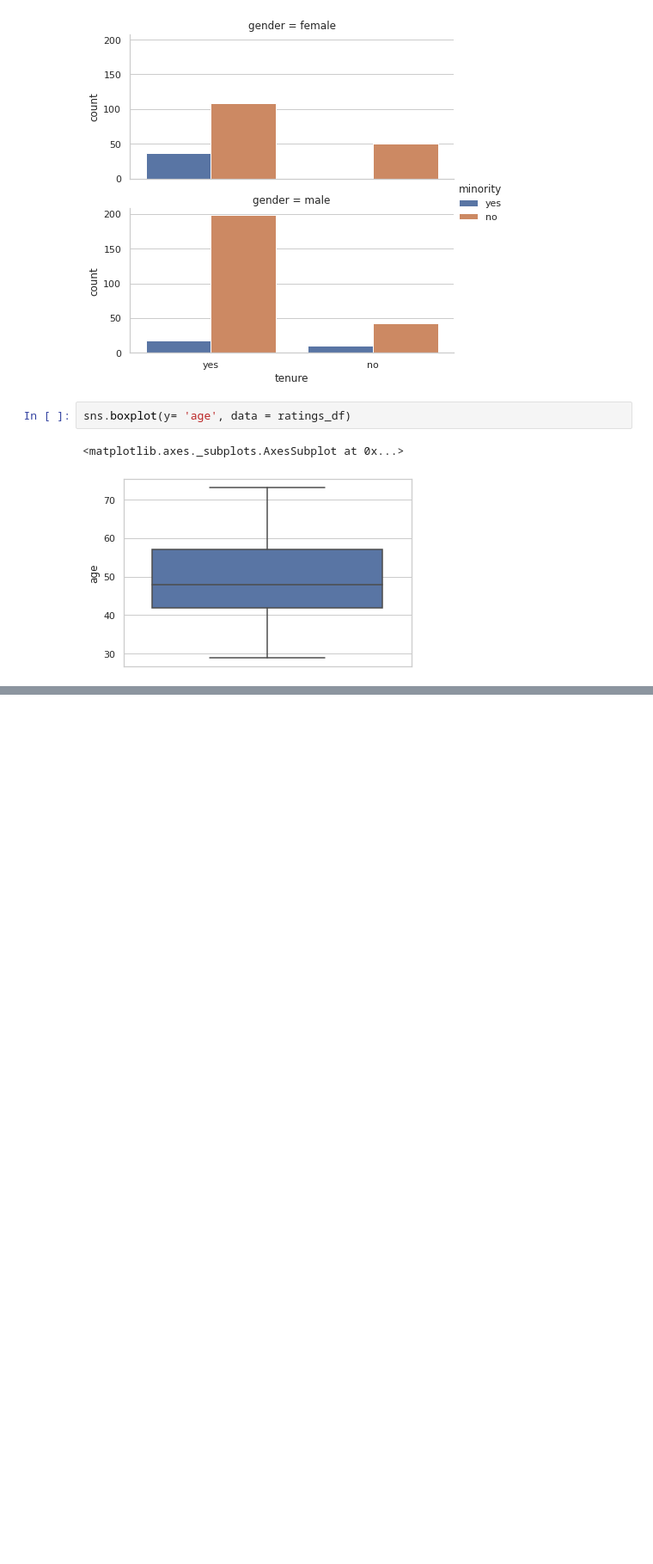
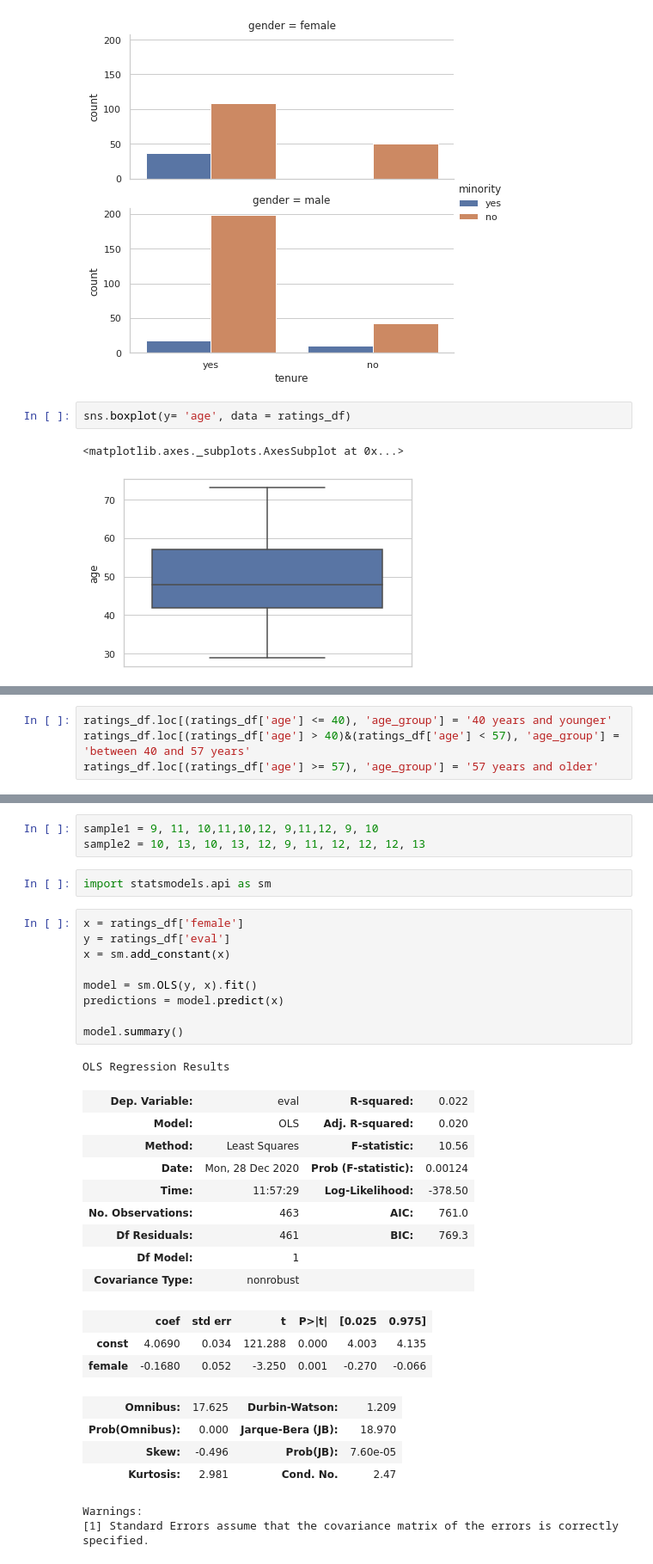
Before and after one commit to Muhliscm/Course-era-captone, a Jupyter notebook: statistics.ipynb, the cells around one changed output, grey strips where cells are left out. Shown at 86% size. Saved outputs shown, nothing was run; the diff lists cells and outputs as text; blank space fills up the shorter version.

```diff
--- a/statistics.ipynb
+++ b/statistics.ipynb
@@ -273,0 +372,4 @@ sns.boxplot(y= 'age', data = ratings_df)
+# %%
+ratings_df.loc[(ratings_df['age'] <= 40), 'age_group'] = '40 years and younger'
+ratings_df.loc[(ratings_df['age'] > 40)&(ratings_df['age'] < 57), 'age_group'] = 'between 40 and 57 years'
+ratings_df.loc[(ratings_df['age'] >= 57), 'age_group'] = '57 years and older'
@@ -273,0 +383,34 @@ sns.boxplot(y= 'age', data = ratings_df)
+# %%
+sample1 = 9, 11, 10,11,10,12, 9,11,12, 9, 10
+sample2 = 10, 13, 10, 13, 12, 9, 11, 12, 12, 12, 13
+# %%
+import statsmodels.api as sm
+# %%
+x = ratings_df['female']
+y = ratings_df['eval']
+x = sm.add_constant(x)
+
+model = sm.OLS(y, x).fit()
+predictions = model.predict(x)
+
+model.summary()
+# %% [output]
+OLS Regression Results
+| Dep. Variable: | eval | R-squared: | 0.022 |
+| Model: | OLS | Adj. R-squared: | 0.020 |
+| Method: | Least Squares | F-statistic: | 10.56 |
+| Date: | Mon, 28 Dec 2020 | Prob (F-statistic): | 0.00124 |
+| Time: | 11:57:29 | Log-Likelihood: | -378.50 |
+| No. Observations: | 463 | AIC: | 761.0 |
+| Df Residuals: | 461 | BIC: | 769.3 |
+| Df Model: | 1 |  |  |
+| Covariance Type: | nonrobust |  |  |
+|  | coef | std err | t | P>|t| | [0.025 | 0.975] |
+| const | 4.0690 | 0.034 | 121.288 | 0.000 | 4.003 | 4.135 |
+| female | -0.1680 | 0.052 | -3.250 | 0.001 | -0.270 | -0.066 |
+| Omnibus: | 17.625 | Durbin-Watson: | 1.209 |
+| Prob(Omnibus): | 0.000 | Jarque-Bera (JB): | 18.970 |
+| Skew: | -0.496 | Prob(JB): | 7.60e-05 |
+| Kurtosis: | 2.981 | Cond. No. | 2.47 |
+Warnings:
+[1] Standard Errors assume that the covariance matrix of the errors is correctly specified.
```
Also changed, not shown: parts of 28 cells of this notebook.
